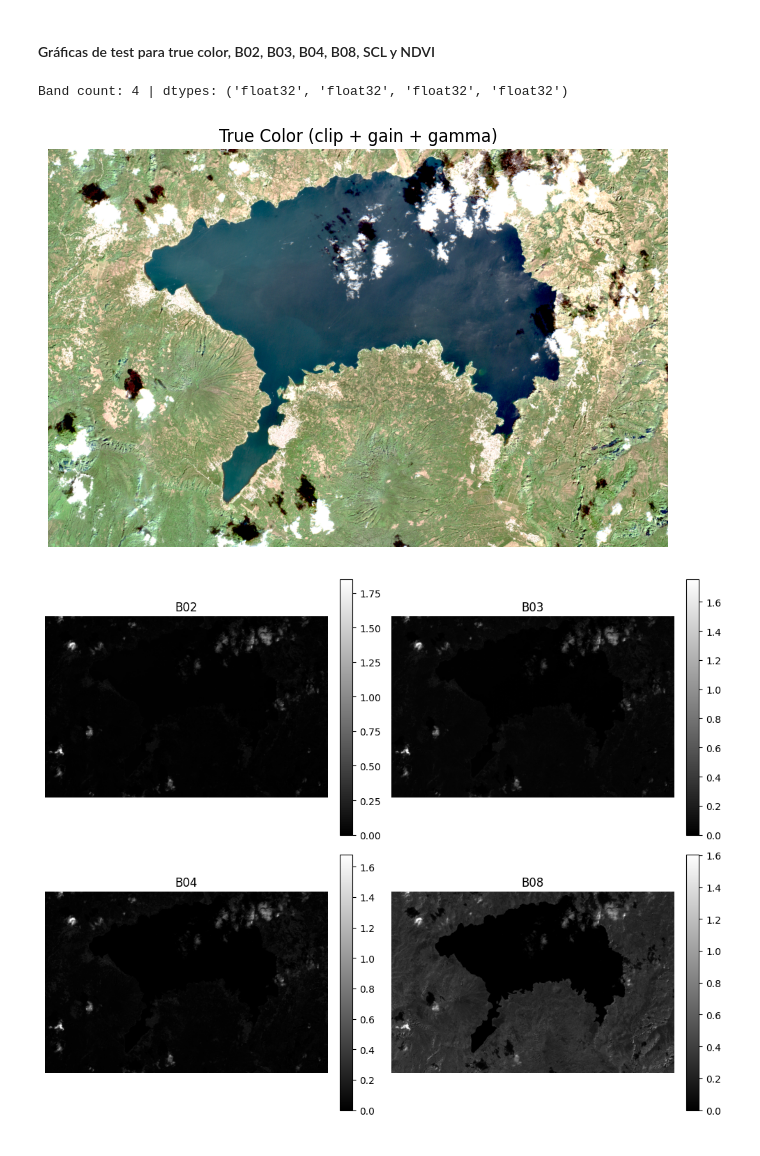
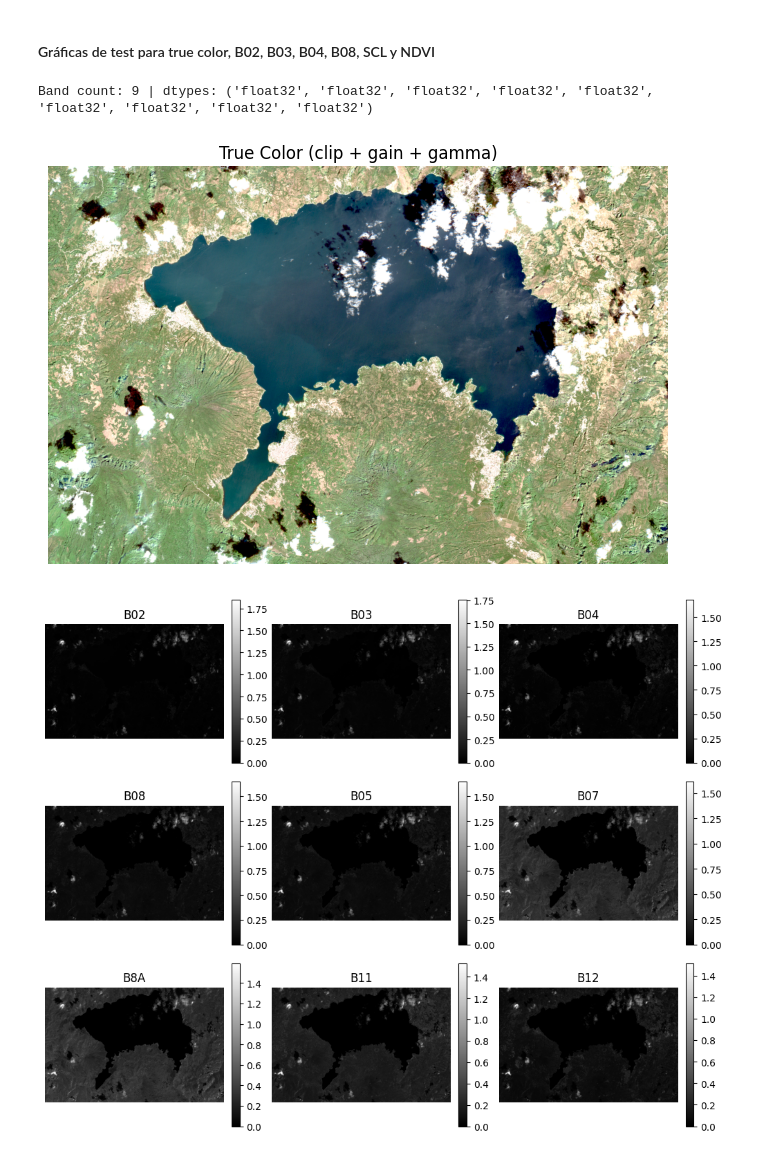
Before and after one commit to XavierLopez25/Lab04-DS, a Jupyter notebook: s2DataDownload.ipynb, the cells around one changed output. Saved outputs shown, nothing was run; the diff lists cells and outputs as text; code cells hidden in the pictures.

Commit message:
fix: fixed bands

```diff
--- a/s2DataDownload.ipynb
+++ b/s2DataDownload.ipynb
@@ -241,7 +241,9 @@ for lake_name, area in LAKES_GEOM.items():
 bands_path = "descargas_sentinelhub/atitlan/atitlan__2025-02-07.bands.tiff"
 mask_path  = "descargas_sentinelhub/atitlan/atitlan__2025-02-07.mask.tiff"
 
-b02,b03,b04,b08 = rasterio.open(bands_path).read().astype("float32")   # reflectancia [0..1]
+
+#"B02","B03","B04","B05","B07","B08","B8A","B11","B12"
+b02,b03,b04,b05,b07,b08,b8a,b11,b12 = rasterio.open(bands_path).read().astype("float32")   # reflectancia [0..1]
 scl,dm          = rasterio.open(mask_path).read().astype("uint8")
 valid = (dm > 0) & (~np.isin(scl, [3,8,9,10,11]))
 ndvi = (b08-b04)/(b08+b04+1e-6)
@@ -278,8 +280,8 @@ def per_channel_stretch(rgb, mask=None, pmin=2, pmax=98, gain=2.5, gamma=2.2):
 with rasterio.open(ruta) as src:
     data = src.read()
     print("Band count:", src.count, "| dtypes:", src.dtypes)
-    if src.count >= 6:
-        b02, b03, b04, b08, scl, dm = data[:6]
+    if src.count >= 11:
+        b02,b03,b04,b05,b07,b08,b8a,b11,b12 , scl, dm = data[:11]
         has_mask = True
     else:
         b02, b03, b04, b08 = data[:4]
@@ -288,34 +290,39 @@ with rasterio.open(ruta) as src:
 
 # Máscara de válidos
 if has_mask:
     valid = (dm > (0.5 if np.issubdtype(dm.dtype, np.floating) else 0)) & (~np.isin(scl.astype(int), list(SCL_BAD)))
 else:
     valid = np.ones_like(b02, dtype=bool)
 
 # Reflectancia
 b02r = np.ma.array(auto_to_reflectance(b02), mask=~valid)
 b03r = np.ma.array(auto_to_reflectance(b03), mask=~valid)
 b04r = np.ma.array(auto_to_reflectance(b04), mask=~valid)
 b08r = np.ma.array(auto_to_reflectance(b08), mask=~valid)
+b05r = np.ma.array(auto_to_reflectance(b05), mask=~valid)
+b07r = np.ma.array(auto_to_reflectance(b07), mask=~valid)
+b8ar = np.ma.array(auto_to_reflectance(b8a), mask=~valid)
+b11r = np.ma.array(auto_to_reflectance(b11), mask=~valid)
+b12r = np.ma.array(auto_to_reflectance(b12), mask=~valid)
 
 # ---- TRUE COLOR ----
 rgb = np.dstack([b04r, b03r, b02r])
 rgb_view = per_channel_stretch(rgb, mask=valid, pmin=2, pmax=98, gain=2.5, gamma=2.2)
 plt.figure(figsize=(8,6)); plt.imshow(rgb_view); plt.title("True Color (clip + gain + gamma)"); plt.axis("off"); plt.show()
 
 # ---- BANDAS INDIVIDUALES ----
-fig, axs = plt.subplots(2, 2, figsize=(10,8))
-for ax, arr, name in zip(axs.ravel(), [b02r,b03r,b04r,b08r], ["B02","B03","B04","B08"]):
+fig, axs = plt.subplots(3, 3, figsize=(10,8))
+for ax, arr, name in zip(axs.ravel(), [b02r,b03r,b04r,b08r,b05r,b07r,b8ar,b11r,b12r], ["B02","B03","B04","B08","B05","B07","B8A","B11","B12"]):
     im = ax.imshow(arr, cmap="gray"); ax.set_title(name); ax.axis("off")
     fig.colorbar(im, ax=ax, fraction=0.046, pad=0.04)
 plt.tight_layout(); plt.show()
 
 # ---- NDVI ----
 ndvi = (b08r - b04r) / (b08r + b04r + 1e-6)
 plt.figure(figsize=(6,6))
 plt.imshow(ndvi, cmap="RdYlGn", vmin=-1, vmax=1)
 plt.title("NDVI"); plt.colorbar(); plt.axis("off"); plt.show()
 # %% [output]
-Band count: 4 | dtypes: ('float32', 'float32', 'float32', 'float32')
+Band count: 9 | dtypes: ('float32', 'float32', 'float32', 'float32', 'float32', 'float32', 'float32', 'float32', 'float32')
 [figure]
-[figure, old version]
+[figure, new version]
```
Also changed, not shown: parts of 4 cells of this notebook, 58 other files.
